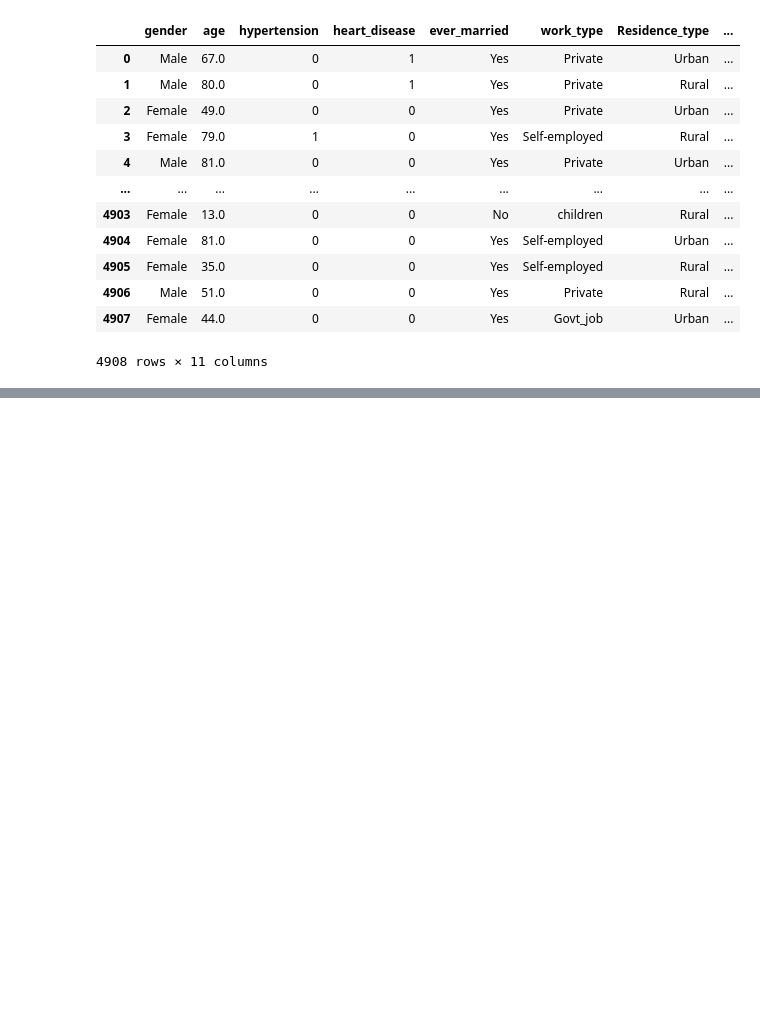
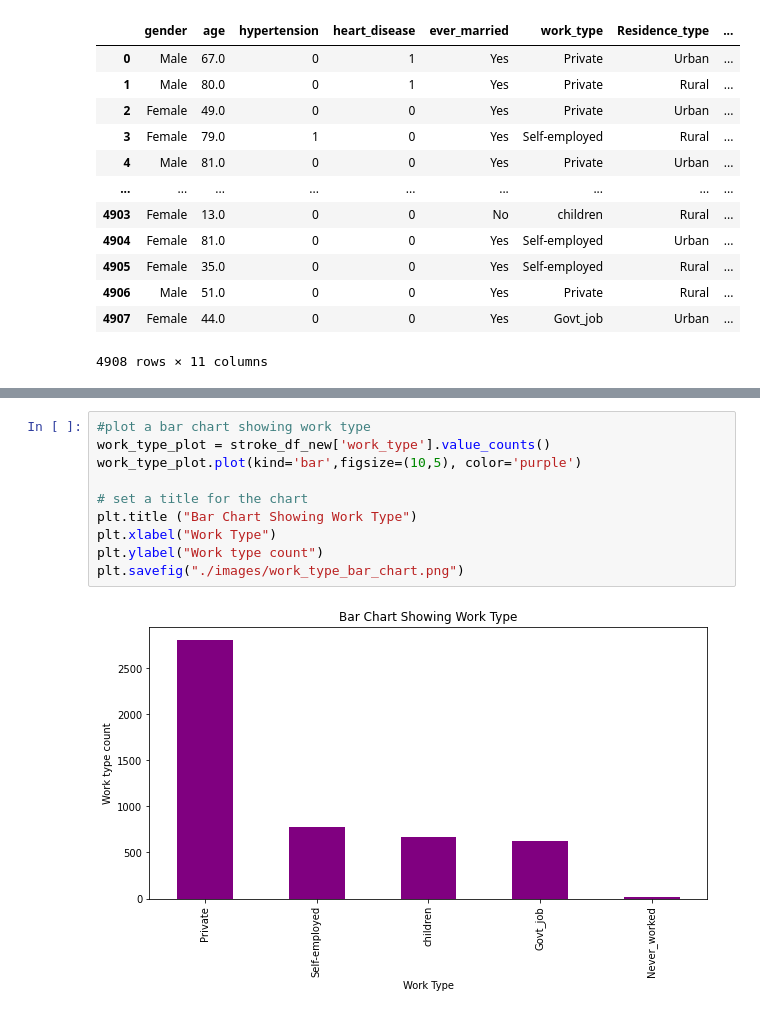
Before and after one commit to ruchisharma19/Project-4-Data-Doctors, a Jupyter notebook: Untitled.ipynb, the cells around one changed output, grey strips where cells are left out. Saved outputs shown, nothing was run; the diff lists cells and outputs as text; blank space fills up the shorter version.

```diff
--- a/Untitled.ipynb
+++ b/Untitled.ipynb
@@ -162 +188,13 @@ FileNotFoundError: [Errno 2] No such file or directory: './image/bar_chart.png'
 [figure]
+# %%
+#plot a bar chart showing work type
+work_type_plot = stroke_df_new['work_type'].value_counts()
+work_type_plot.plot(kind='bar',figsize=(10,5), color='purple')
+
+# set a title for the chart
+plt.title ("Bar Chart Showing Work Type")
+plt.xlabel("Work Type")
+plt.ylabel("Work type count")
+plt.savefig("./images/work_type_bar_chart.png")
+# %% [output]
+[figure, added]
```
Also changed, not shown: parts of 5 cells of this notebook, 4 other files.
